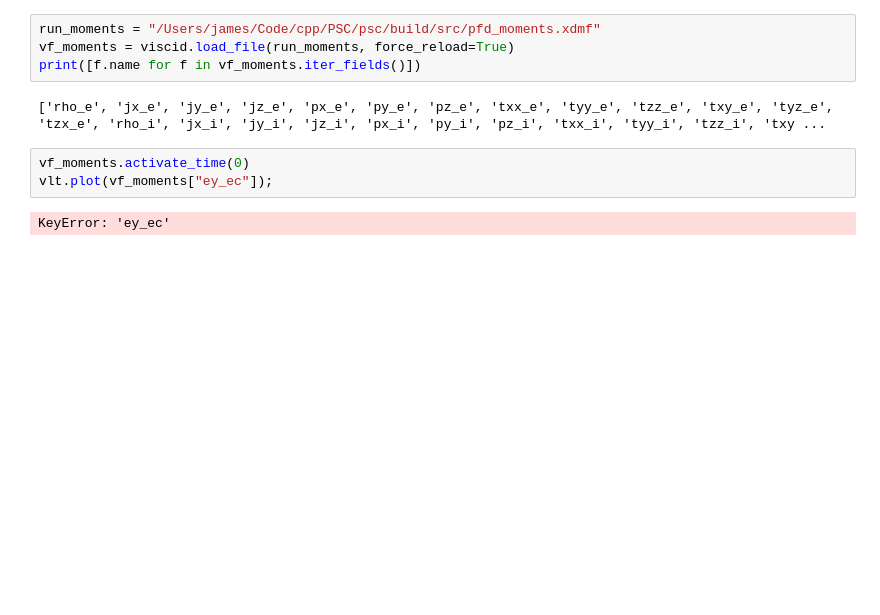
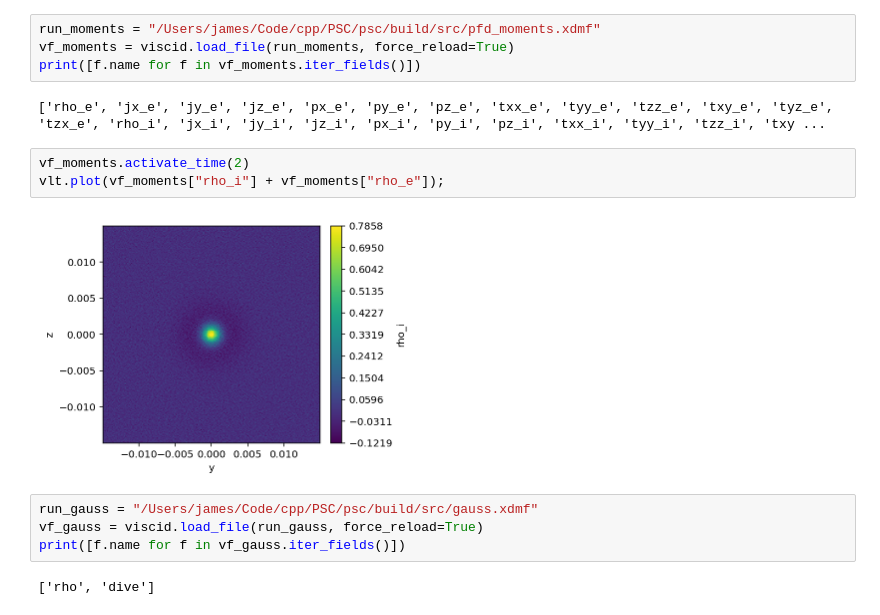
Before and after one commit to JamesMcClung/psc-scrap, a Jupyter notebook: plot_pfd.ipynb, the cells around one changed output. Drawn from its saved outputs; the diff is of its cells as text; blank space fills up the shorter version.

Commit message:
more plots

```diff
--- a/plot_pfd.ipynb
+++ b/plot_pfd.ipynb
@@ -31,7 +31,13 @@ print([f.name for f in vf_moments.iter_fields()])
 # %% [output]
 ['rho_e', 'jx_e', 'jy_e', 'jz_e', 'px_e', 'py_e', 'pz_e', 'txx_e', 'tyy_e', 'tzz_e', 'txy_e', 'tyz_e', 'tzx_e', 'rho_i', 'jx_i', 'jy_i', 'jz_i', 'px_i', 'py_i', 'pz_i', 'txx_i', 'tyy_i', 'tzz_i', 'txy ...
 # %%
-vf_moments.activate_time(0)
-vlt.plot(vf_moments["ey_ec"]);
+vf_moments.activate_time(2)
+vlt.plot(vf_moments["rho_i"] + vf_moments["rho_e"]);
 # %% [output]
-KeyError: 'ey_ec'
+[figure, added]
+# %%
+run_gauss = "/Users/james/Code/cpp/PSC/psc/build/src/gauss.xdmf"
+vf_gauss = viscid.load_file(run_gauss, force_reload=True)
+print([f.name for f in vf_gauss.iter_fields()])
+# %% [output]
+['rho', 'dive']
```
Also changed, not shown: parts of 1 cell of this notebook.
